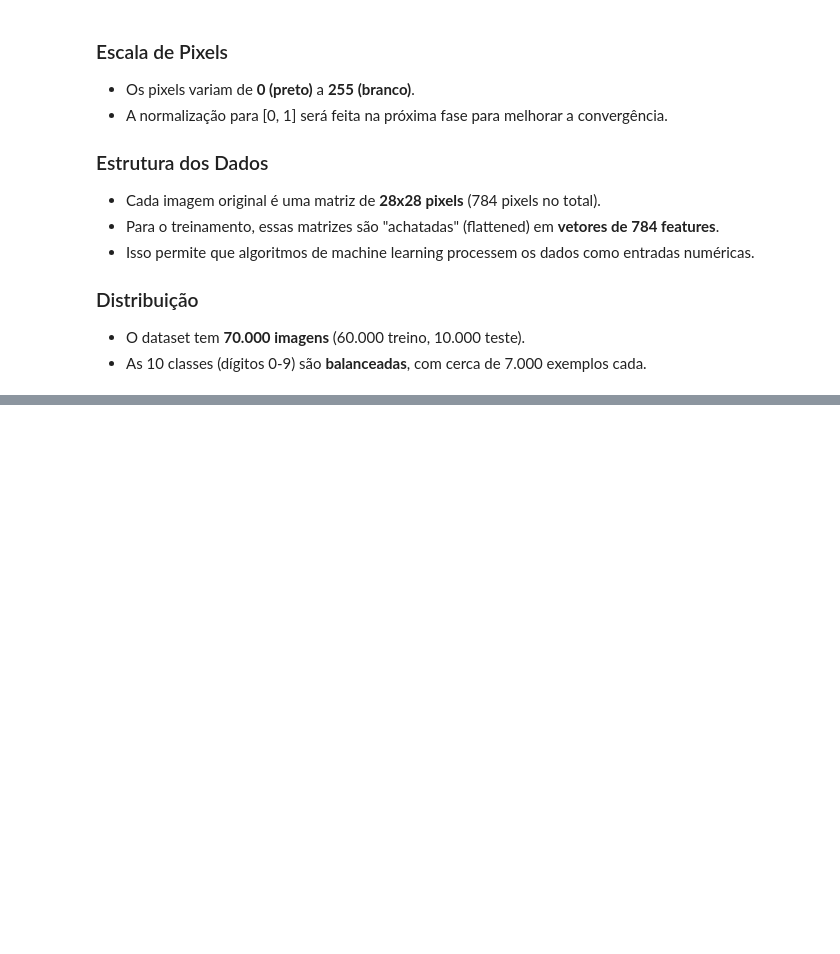
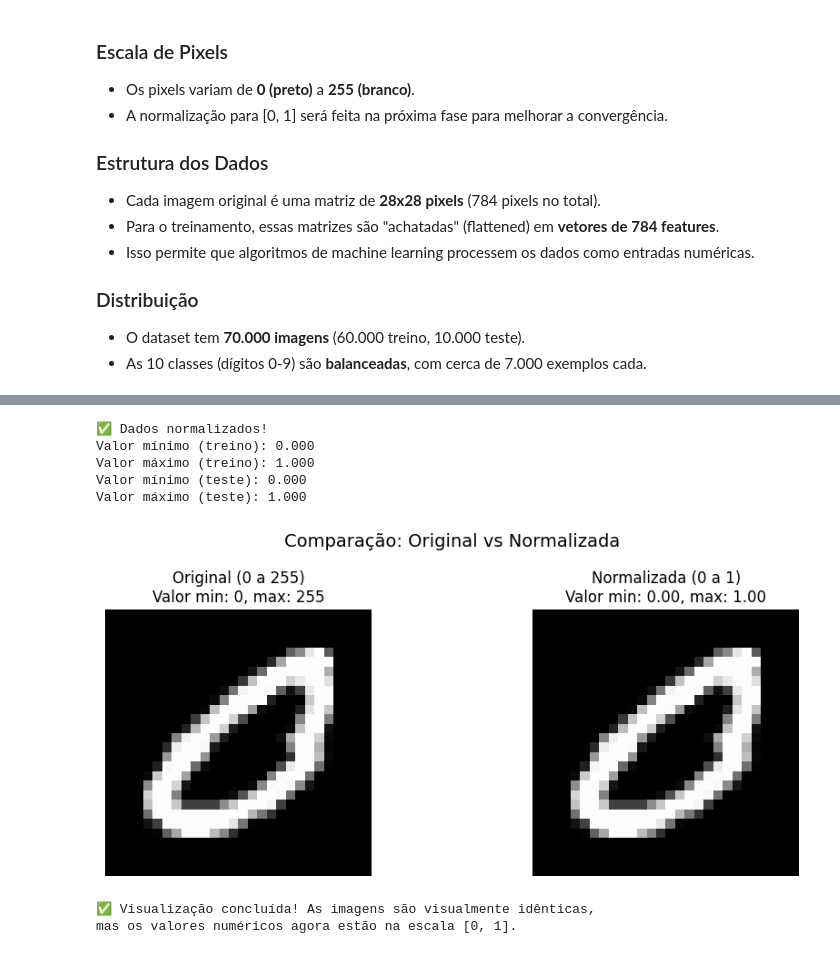
Before and after one commit to hugocileiro/meu-projeto-ia, a Jupyter notebook: notebooks/fase1_eda_mnist.ipynb, the cells around one changed output, grey strips where cells are left out. Cells and saved outputs as stored; diff of their text form; code cells hidden in the pictures; blank space fills up the shorter version.

```diff
--- a/notebooks/fase1_eda_mnist.ipynb
+++ b/notebooks/fase1_eda_mnist.ipynb
@@ -99,0 +150,42 @@ plt.show()
+# %%
+# Normalização para [0.0, 1.0]
+X_train_norm = X_train / 255.0
+X_test_norm = X_test / 255.0
+
+print(f"✅ Dados normalizados!")
+print(f"Valor mínimo (treino): {X_train_norm.min():.3f}")
+print(f"Valor máximo (treino): {X_train_norm.max():.3f}")
+print(f"Valor mínimo (teste): {X_test_norm.min():.3f}")
+print(f"Valor máximo (teste): {X_test_norm.max():.3f}")
+# %% [output]
+✅ Dados normalizados!
+Valor mínimo (treino): 0.000
+Valor máximo (treino): 1.000
+Valor mínimo (teste): 0.000
+Valor máximo (teste): 1.000
+# %%
+# Comparar uma imagem antes e depois da normalização
+idx = 0  # primeira imagem
+
+fig, axes = plt.subplots(1, 2, figsize=(10, 4))
+
+# Imagem original
+axes[0].imshow(X_train[idx].reshape(28, 28), cmap='gray')
+axes[0].set_title(f'Original (0 a 255)\nValor min: {X_train[idx].min()}, max: {X_train[idx].max()}')
+axes[0].axis('off')
+
+# Imagem normalizada
+axes[1].imshow(X_train_norm[idx].reshape(28, 28), cmap='gray')
+axes[1].set_title(f'Normalizada (0 a 1)\nValor min: {X_train_norm[idx].min():.2f}, max: {X_train_norm[idx].max():.2f}')
+axes[1].axis('off')
+
+plt.suptitle('Comparação: Original vs Normalizada', fontsize=14)
+plt.tight_layout()
+plt.show()
+
+print("✅ Visualização concluída! As imagens são visualmente idênticas,")
+print("mas os valores numéricos agora estão na escala [0, 1].")
+# %% [output]
+[figure, added]
+✅ Visualização concluída! As imagens são visualmente idênticas,
+mas os valores numéricos agora estão na escala [0, 1].
```
Also changed, not shown: parts of 3 cells of this notebook.
